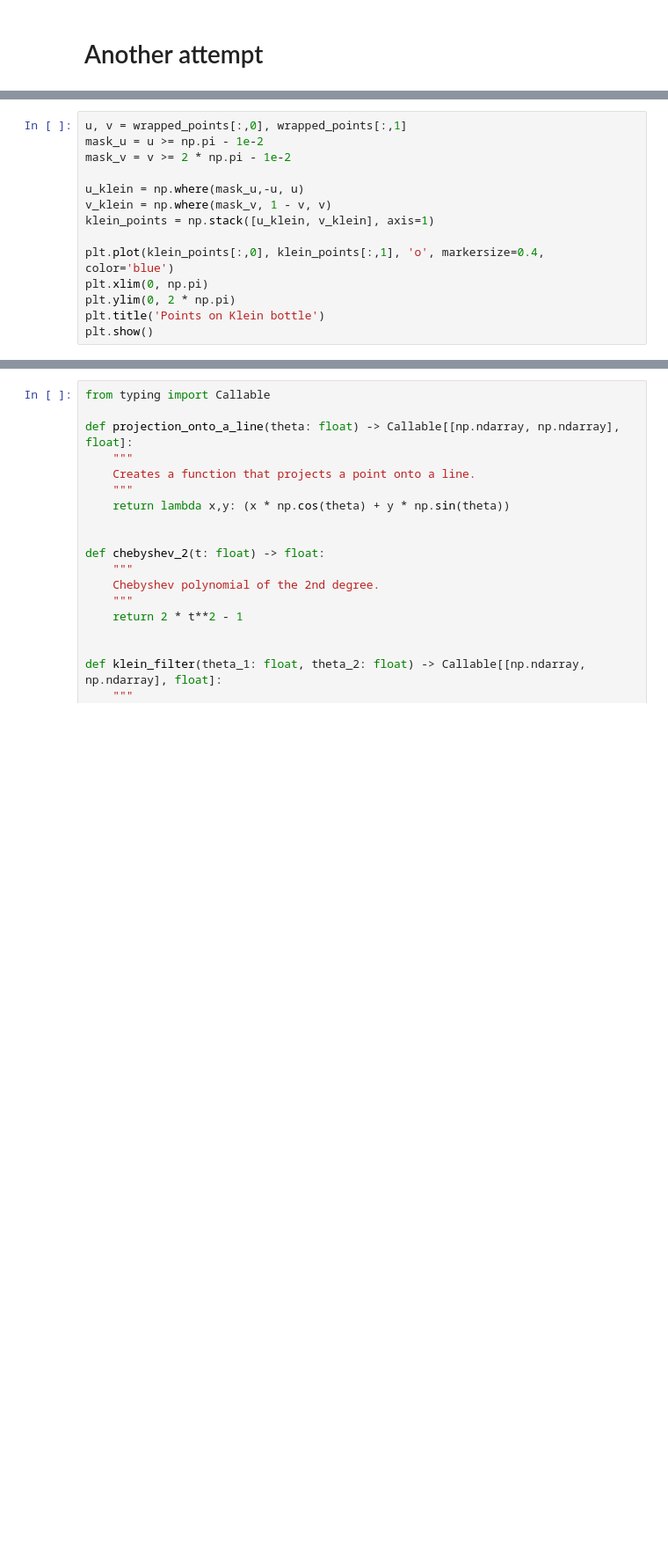
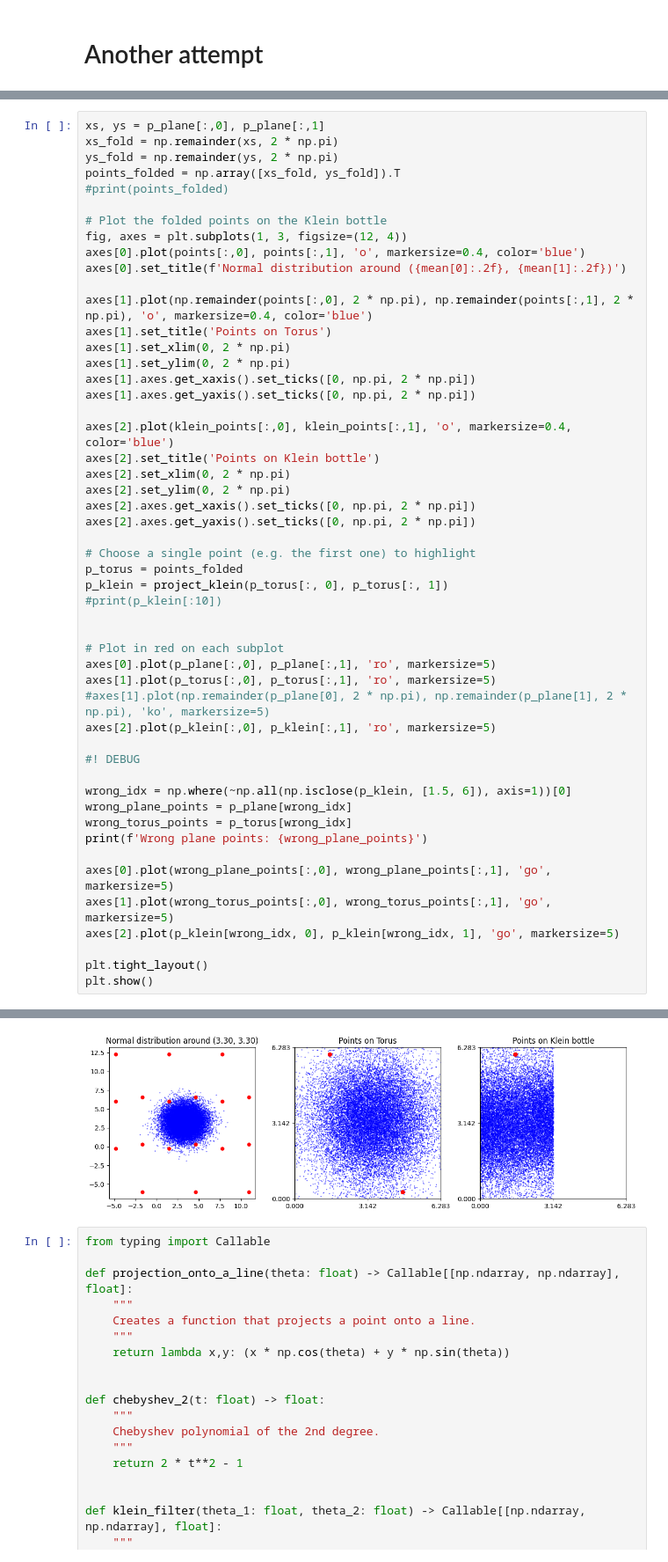
Before and after one commit to bekemax/KleinVAE, a Jupyter notebook: notebooks/covering.ipynb, the cells around one changed output, grey strips where cells are left out. Shown at 88% size. Drawn from its saved outputs; the diff is of its cells as text; blank space fills up the shorter version.

```diff
--- a/notebooks/covering.ipynb
+++ b/notebooks/covering.ipynb
@@ -261,14 +189,0 @@ plt.show()
-# %%
-u, v = wrapped_points[:,0], wrapped_points[:,1]
-mask_u = u >= np.pi - 1e-2
-mask_v = v >= 2 * np.pi - 1e-2
-
-u_klein = np.where(mask_u,-u, u)
-v_klein = np.where(mask_v, 1 - v, v)
-klein_points = np.stack([u_klein, v_klein], axis=1)
-
-plt.plot(klein_points[:,0], klein_points[:,1], 'o', markersize=0.4, color='blue')
-plt.xlim(0, np.pi)
-plt.ylim(0, 2 * np.pi)
-plt.title('Points on Klein bottle')
-plt.show()
@@ -440,0 +310,52 @@ plt.show()
+# %%
+xs, ys = p_plane[:,0], p_plane[:,1]
+xs_fold = np.remainder(xs, 2 * np.pi)
+ys_fold = np.remainder(ys, 2 * np.pi)
+points_folded = np.array([xs_fold, ys_fold]).T
+#print(points_folded)
+
+# Plot the folded points on the Klein bottle
+fig, axes = plt.subplots(1, 3, figsize=(12, 4))
+axes[0].plot(points[:,0], points[:,1], 'o', markersize=0.4, color='blue')
+axes[0].set_title(f'Normal distribution around ({mean[0]:.2f}, {mean[1]:.2f})')
+
+axes[1].plot(np.remainder(points[:,0], 2 * np.pi), np.remainder(points[:,1], 2 * np.pi), 'o', markersize=0.4, color='blue')
+axes[1].set_title('Points on Torus')
+axes[1].set_xlim(0, 2 * np.pi)
+axes[1].set_ylim(0, 2 * np.pi)
+axes[1].axes.get_xaxis().set_ticks([0, np.pi, 2 * np.pi])
+axes[1].axes.get_yaxis().set_ticks([0, np.pi, 2 * np.pi])
+
+axes[2].plot(klein_points[:,0], klein_points[:,1], 'o', markersize=0.4, color='blue')
+axes[2].set_title('Points on Klein bottle')
+axes[2].set_xlim(0, 2 * np.pi)
+axes[2].set_ylim(0, 2 * np.pi)
+axes[2].axes.get_xaxis().set_ticks([0, np.pi, 2 * np.pi])
+axes[2].axes.get_yaxis().set_ticks([0, np.pi, 2 * np.pi])
+
+# Choose a single point (e.g. the first one) to highlight
+p_torus = points_folded
+p_klein = project_klein(p_torus[:, 0], p_torus[:, 1])
+#print(p_klein[:10])
+
+
+# Plot in red on each subplot
+axes[0].plot(p_plane[:,0], p_plane[:,1], 'ro', markersize=5)
+axes[1].plot(p_torus[:,0], p_torus[:,1], 'ro', markersize=5)
+#axes[1].plot(np.remainder(p_plane[0], 2 * np.pi), np.remainder(p_plane[1], 2 * np.pi), 'ko', markersize=5)
+axes[2].plot(p_klein[:,0], p_klein[:,1], 'ro', markersize=5)
+
+#! DEBUG
+
+wrong_idx = np.where(~np.all(np.isclose(p_klein, [1.5, 6]), axis=1))[0]
+wrong_plane_points = p_plane[wrong_idx]
+wrong_torus_points = p_torus[wrong_idx]
+print(f'Wrong plane points: {wrong_plane_points}')
+
+axes[0].plot(wrong_plane_points[:,0], wrong_plane_points[:,1], 'go', markersize=5)
+axes[1].plot(wrong_torus_points[:,0], wrong_torus_points[:,1], 'go', markersize=5)
+axes[2].plot(p_klein[wrong_idx, 0], p_klein[wrong_idx, 1], 'go', markersize=5)
+
+plt.tight_layout()
+plt.show()
+# %% [output]
@@ -441,3 +363,4 @@ plt.show()
+[figure, added]
 # %%
 from typing import Callable
 
```
Also changed, not shown: parts of 17 cells of this notebook, 5 other files.
